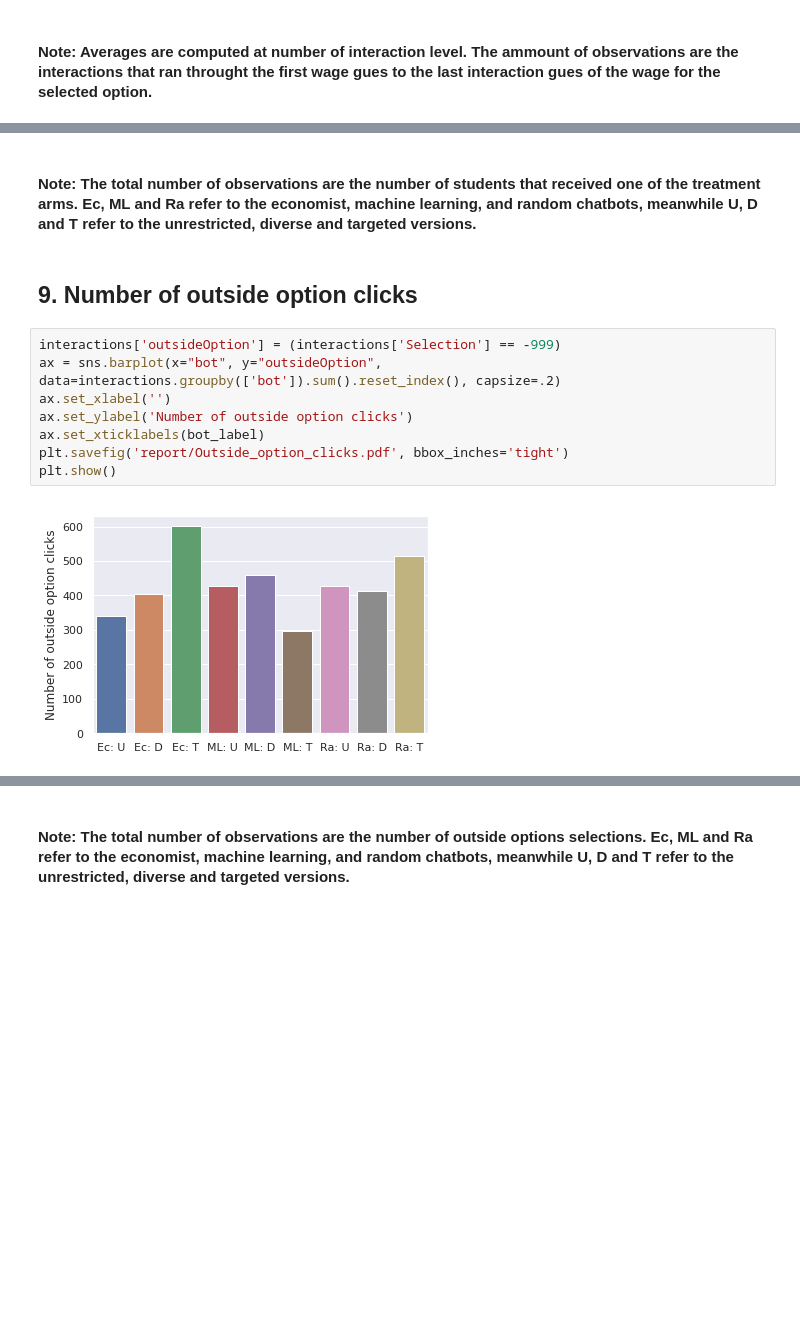
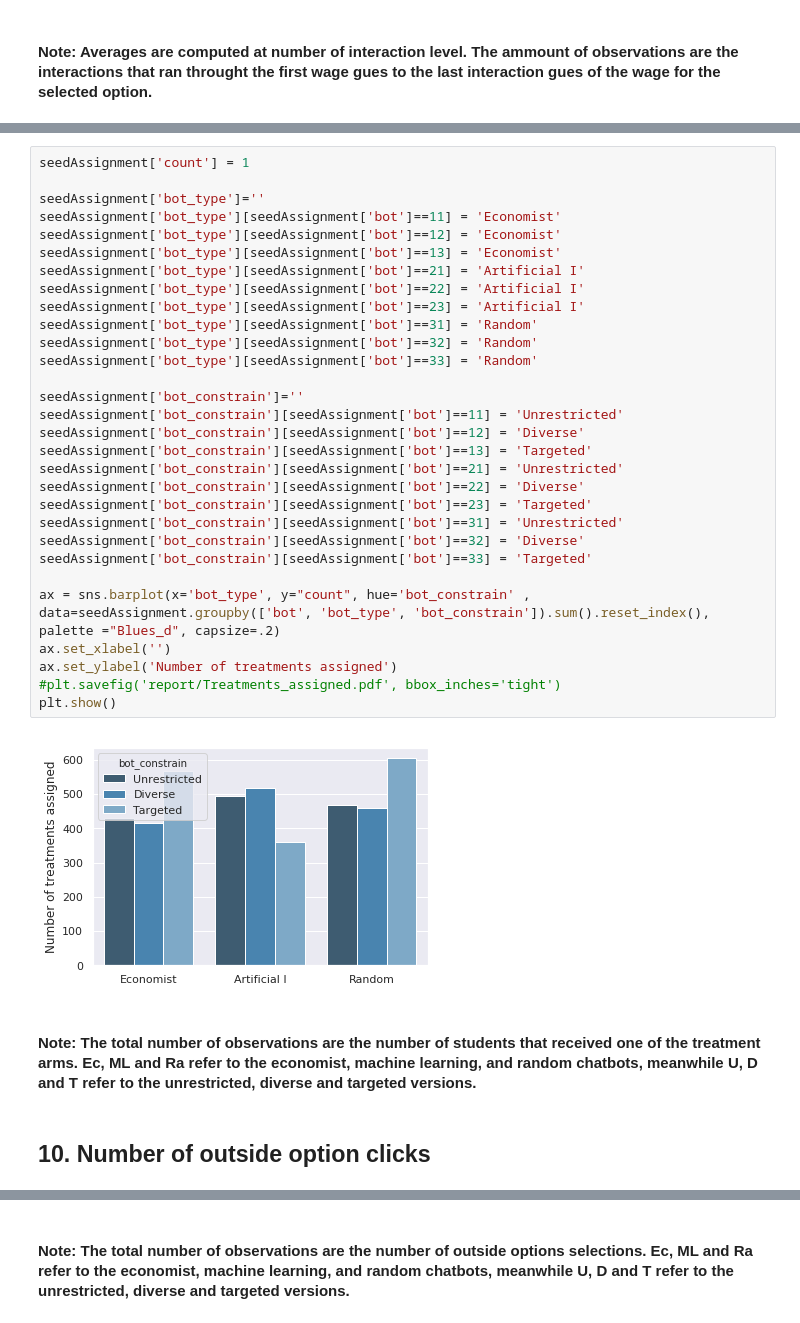
Before and after one commit to ConsiliumBots/consiliumbots.github.io, a Jupyter notebook: Chatbot_daily_Progress.ipynb, the cells around one changed output, grey strips where cells are left out. Drawn from its saved outputs; the diff is of its cells as text; blank space fills up the shorter version.

```diff
--- a/Chatbot_daily_Progress.ipynb
+++ b/Chatbot_daily_Progress.ipynb
@@ -397,14 +410,36 @@ plt.show()
+# %%
+seedAssignment['count'] = 1
+
+seedAssignment['bot_type']=''
+seedAssignment['bot_type'][seedAssignment['bot']==11] = 'Economist'
+seedAssignment['bot_type'][seedAssignment['bot']==12] = 'Economist'
+seedAssignment['bot_type'][seedAssignment['bot']==13] = 'Economist'
+seedAssignment['bot_type'][seedAssignment['bot']==21] = 'Artificial I'
+seedAssignment['bot_type'][seedAssignment['bot']==22] = 'Artificial I'
+seedAssignment['bot_type'][seedAssignment['bot']==23] = 'Artificial I'
+seedAssignment['bot_type'][seedAssignment['bot']==31] = 'Random'
+seedAssignment['bot_type'][seedAssignment['bot']==32] = 'Random'
+seedAssignment['bot_type'][seedAssignment['bot']==33] = 'Random'
+
+seedAssignment['bot_constrain']=''
+seedAssignment['bot_constrain'][seedAssignment['bot']==11] = 'Unrestricted'
+seedAssignment['bot_constrain'][seedAssignment['bot']==12] = 'Diverse'
+seedAssignment['bot_constrain'][seedAssignment['bot']==13] = 'Targeted'
+seedAssignment['bot_constrain'][seedAssignment['bot']==21] = 'Unrestricted'
+seedAssignment['bot_constrain'][seedAssignment['bot']==22] = 'Diverse'
+seedAssignment['bot_constrain'][seedAssignment['bot']==23] = 'Targeted'
+seedAssignment['bot_constrain'][seedAssignment['bot']==31] = 'Unrestricted'
+seedAssignment['bot_constrain'][seedAssignment['bot']==32] = 'Diverse'
+seedAssignment['bot_constrain'][seedAssignment['bot']==33] = 'Targeted'
+
+ax = sns.barplot(x='bot_type', y="count", hue='bot_constrain' , data=seedAssignment.groupby(['bot', 'bot_type', 'bot_constrain']).sum().reset_index(), palette ="Blues_d", capsize=.2)
+ax.set_xlabel('')
+ax.set_ylabel('Number of treatments assigned')
+#plt.savefig('report/Treatments_assigned.pdf', bbox_inches='tight')
+plt.show()
+# %% [output]
+[figure, added]
 # %% [markdown]
 #### Note: The total number of observations are the number of students that received one of the treatment arms. Ec, ML and Ra refer to the economist, machine learning, and random chatbots, meanwhile U, D and T refer to the unrestricted, diverse and targeted versions.
 # %% [markdown]
-## 9. Number of outside option clicks
+## 10. Number of outside option clicks
-# %%
-interactions['outsideOption'] = (interactions['Selection'] == -999)
-ax = sns.barplot(x="bot", y="outsideOption", data=interactions.groupby(['bot']).sum().reset_index(), capsize=.2)
-ax.set_xlabel('')
-ax.set_ylabel('Number of outside option clicks')
-ax.set_xticklabels(bot_label)
-plt.savefig('report/Outside_option_clicks.pdf', bbox_inches='tight')
-plt.show()
-# %% [output]
-[figure, removed]
```
Also changed, not shown: parts of 11 cells of this notebook, 12 other files.
